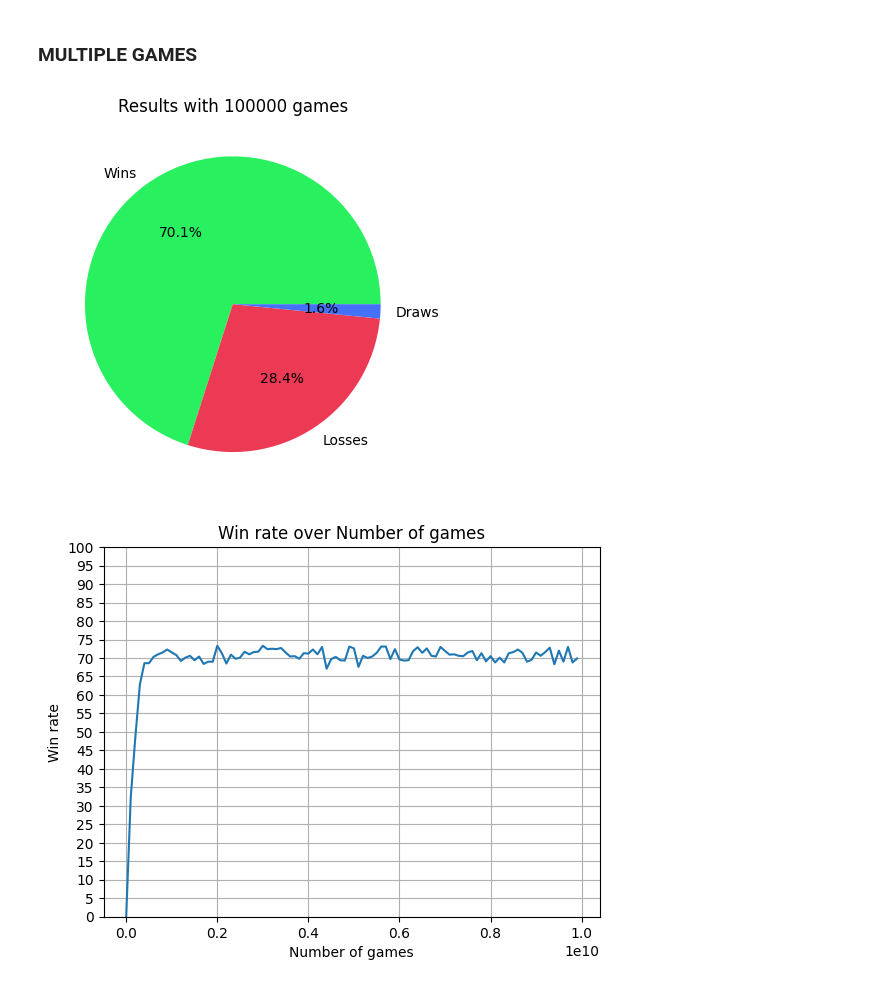
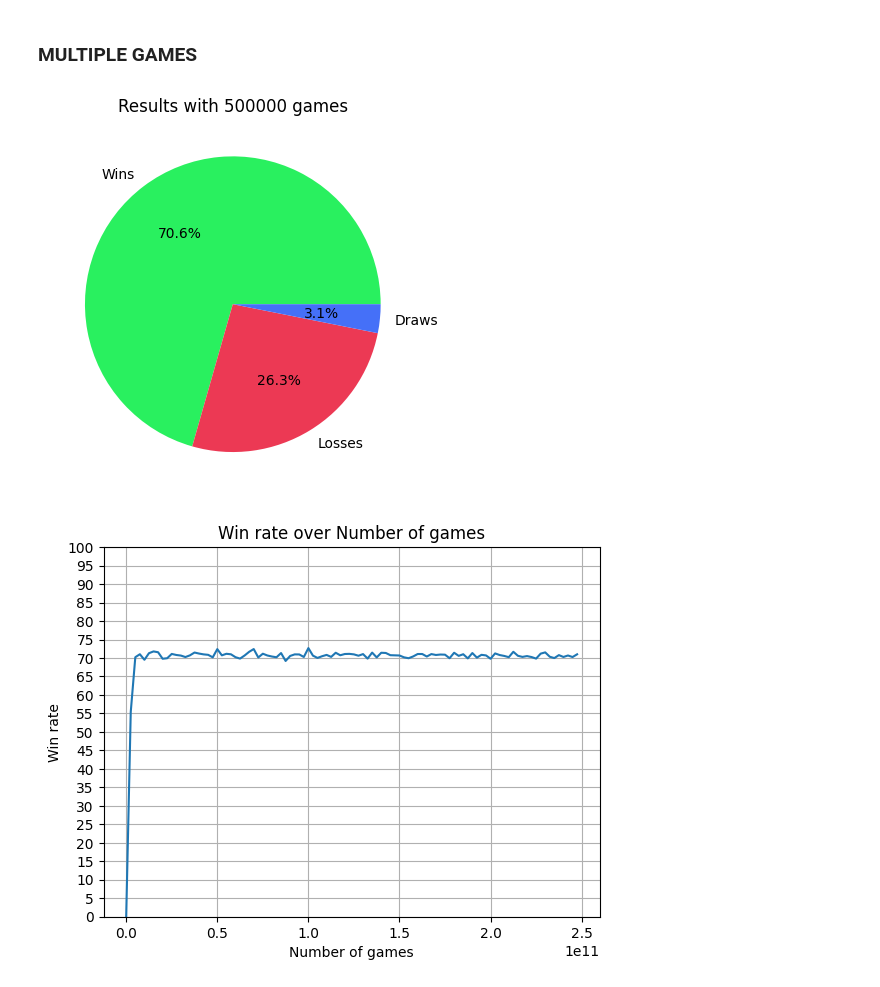
Before and after one commit to andrea-ga/computational-intelligence, a Jupyter notebook: labs/lab10/lab10.ipynb, the cells around one changed output. Saved outputs shown, nothing was run; the diff lists cells and outputs as text; code cells hidden in the pictures.

```diff
--- a/labs/lab10/lab10.ipynb
+++ b/labs/lab10/lab10.ipynb
@@ -162,7 +164,9 @@ def rl_game(Q_table):
 ### SINGLE GAME
 # %%
 Q_table = defaultdict(list)
-winner, trajectory =  rl_game(Q_table)
+alpha = 0.3
+gamma = 0.8
+winner, trajectory =  rl_game(Q_table, alpha, gamma)
 dict = {0:"-", 1:"X", 2:"O"}
 print(f"WINNER: {dict[winner]}")
 print(Q_table)
@@ -193,18 +197,21 @@ OXO
 Q_table = defaultdict(list)
 counter_w = 0
 counter_l = 0
-iterations = 100_000
-it_step = 1_000
+iterations = 500_000
+it_step = 5_000
 history = []
 time = []
+alpha = 0.1
+gamma = 0.9
 
 for i in tqdm(range(iterations)):
-    winner, trajectory =  rl_game(Q_table)
+    winner, trajectory =  rl_game(Q_table, alpha, gamma)
     if winner == 1:
         counter_w += 1
     elif winner == 2:
         counter_l += 1
 
+    # Update the history for plotting the graph
     if i % it_step == 0:
         act_counter = counter_w
         for w in history:
@@ -229,7 +236,7 @@ plt.show()
 # %% [markdown]
 ## RANDOM vs RL (RL agent plays second)
 # %%
-def rl2_game(Q_table):
+def rl2_game(Q_table, alpha, gamma):
     trajectory = list()
     state = State(set(), set())
     available = set(range(1, 9+1))
@@ -243,7 +250,8 @@ def rl2_game(Q_table):
 
         action = x
         reward = - state_value(next_state)
-        update_Q_table(Q_table, (frozenset(state.x), frozenset(state.o)), action, reward, (frozenset(next_state.x), frozenset(next_state.o)))
+        update_Q_table(Q_table, alpha, gamma, (frozenset(state.x), frozenset(state.o)), action, reward,
+                       (frozenset(next_state.x), frozenset(next_state.o)))
 
         state = next_state
 
@@ -258,7 +266,8 @@ def rl2_game(Q_table):
             available.remove(o)
 
             reward = - state_value(next_state)
-            update_Q_table(Q_table, (frozenset(state.x), frozenset(state.o)), action, reward, (frozenset(next_state.x), frozenset(next_state.o)))
+            update_Q_table(Q_table, alpha, gamma, (frozenset(state.x), frozenset(state.o)), action, reward,
+                           (frozenset(next_state.x), frozenset(next_state.o)))
 
             state = next_state
 
@@ -274,7 +283,9 @@ def rl2_game(Q_table):
 ### SINGLE GAME
 # %%
 Q_table = defaultdict(list)
-winner, trajectory =  rl2_game(Q_table)
+alpha = 0.3
+gamma = 0.8
+winner, trajectory =  rl2_game(Q_table, alpha, gamma)
 dict = {0:"-", 1:"X", 2:"O"}
 print(f"WINNER: {dict[winner]}")
 print(Q_table)
@@ -305,36 +316,39 @@ XX.
 Q_table = defaultdict(list)
 counter_w = 0
 counter_l = 0
-iterations = 100_000
-it_step = 1_000
+iterations = 500_000
+it_step = 5_000
 history = []
 time = []
+alpha = 0.1
+gamma = 0.9
 
 for i in tqdm(range(iterations)):
-    winner, trajectory =  rl2_game(Q_table)
+    winner, trajectory =  rl2_game(Q_table, alpha, gamma)
     if winner == 2:
         counter_w += 1
     elif winner == 1:
         counter_l += 1
 
+    # Update the history for plotting the graph
     if i % it_step == 0:
         act_counter = counter_w
         for w in history:
             act_counter -= w
 
         history.append(act_counter)
         time.append((i+1) * iterations)
 
 draw_pie_chart(counter_w, counter_l, iterations - counter_w - counter_l, f"Results with {iterations} games")
 
 plt.plot(time, [h*100/it_step for h in history])
 plt.title("Win rate over Number of games")
 plt.xlabel("Number of games")
 plt.ylabel("Win rate")
 plt.ylim(0, 100)
 plt.yticks(range(0, 101, 5))
 plt.grid(True)
 plt.show()
 # %% [output]
-[figure, old version]
+[figure, new version]
-[figure, old version]
+[figure, new version]
```
Also changed, not shown: parts of 4 cells of this notebook.
